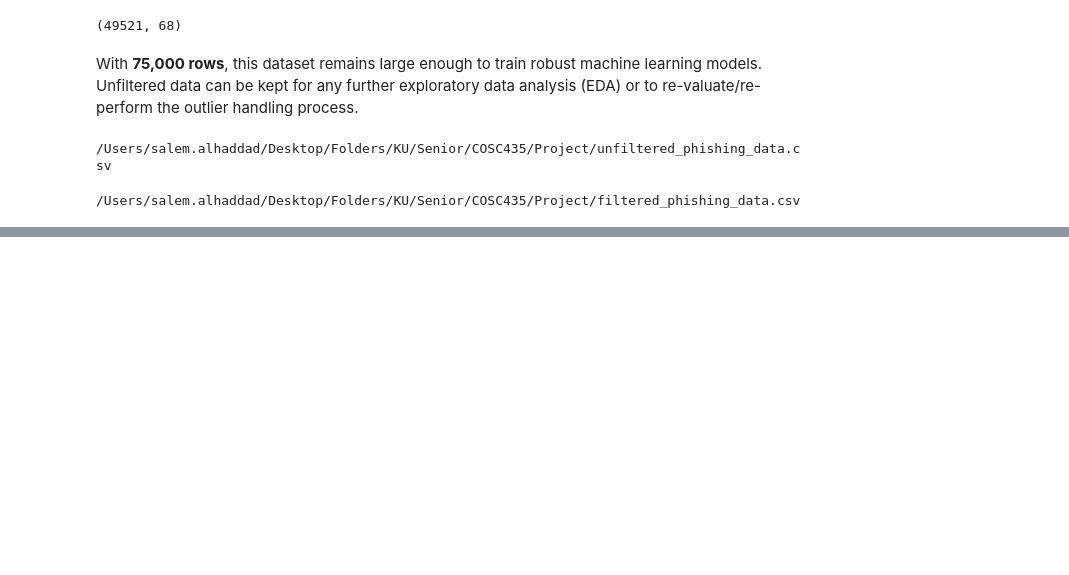
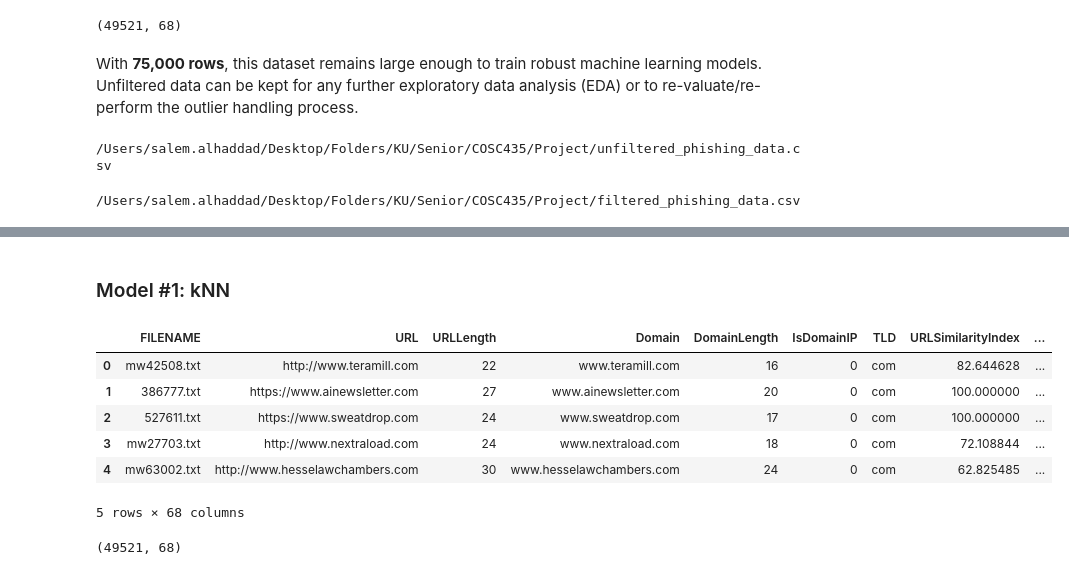
Before and after one commit to salemalhaddad/url-phishing-model, a Jupyter notebook: Cybersecurity AI project.ipynb, the cells around one changed output, grey strips where cells are left out. Cells and saved outputs as stored; diff of their text form; code cells hidden in the pictures; blank space fills up the shorter version.

```diff
--- a/Cybersecurity AI project.ipynb
+++ b/Cybersecurity AI project.ipynb
@@ -290,0 +306,2 @@ display(FileLink('filtered_phishing_data.csv'))
+# %% [markdown]
+### Model #1: kNN
@@ -290,0 +317,18 @@ display(FileLink('filtered_phishing_data.csv'))
+# %%
+data = pd.read_csv("filtered_phishing_data.csv")
+# %%
+# display the first 5 rows
+data.head()
+# %% [output]
+|  | FILENAME | URL | URLLength | Domain | DomainLength | IsDomainIP | TLD | URLSimilarityIndex | ... |
+| 0 | mw42508.txt | http://www.teramill.com | 22 | www.teramill.com | 16 | 0 | com | 82.644628 | ... |
+| 1 | 386777.txt | https://www.ainewsletter.com | 27 | www.ainewsletter.com | 20 | 0 | com | 100.000000 | ... |
+| 2 | 527611.txt | https://www.sweatdrop.com | 24 | www.sweatdrop.com | 17 | 0 | com | 100.000000 | ... |
+| 3 | mw27703.txt | http://www.nextraload.com | 24 | www.nextraload.com | 18 | 0 | com | 72.108844 | ... |
+| 4 | mw63002.txt | http://www.hesselawchambers.com | 30 | www.hesselawchambers.com | 24 | 0 | com | 62.825485 | ... |
+5 rows × 68 columns
+# %%
+# check the shape of the data (rows, columns)
+print(data.shape)
+# %% [output]
+(49521, 68)
```
Also changed, not shown: parts of 13 cells of this notebook.
